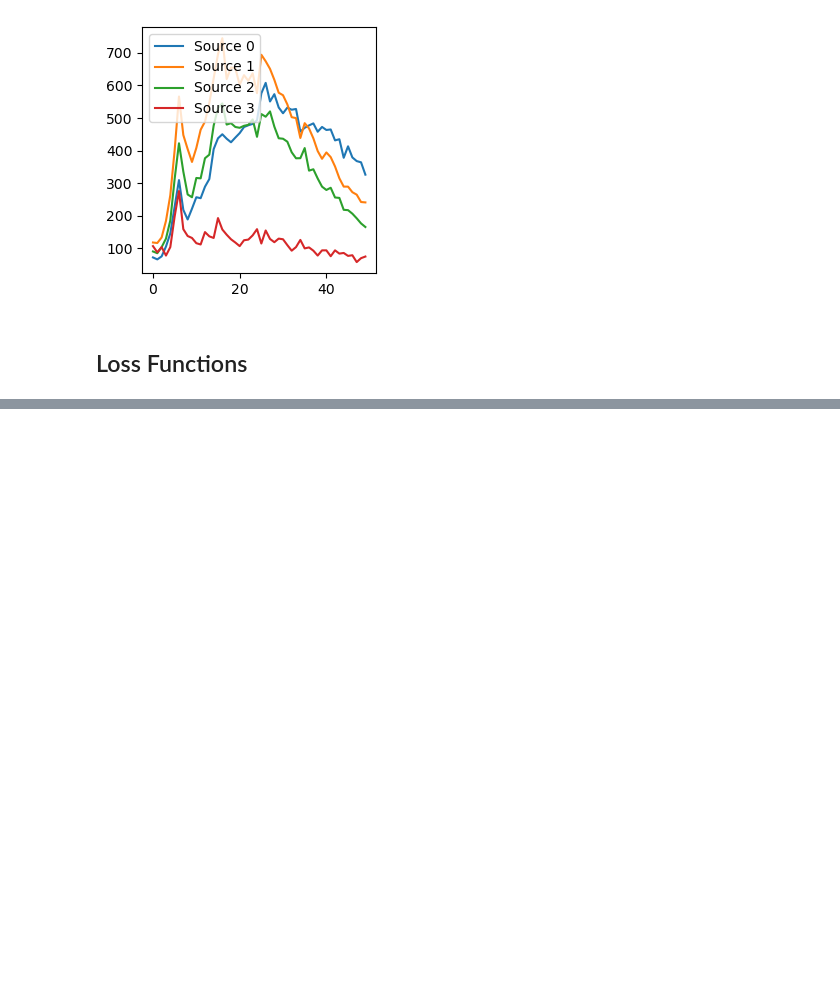
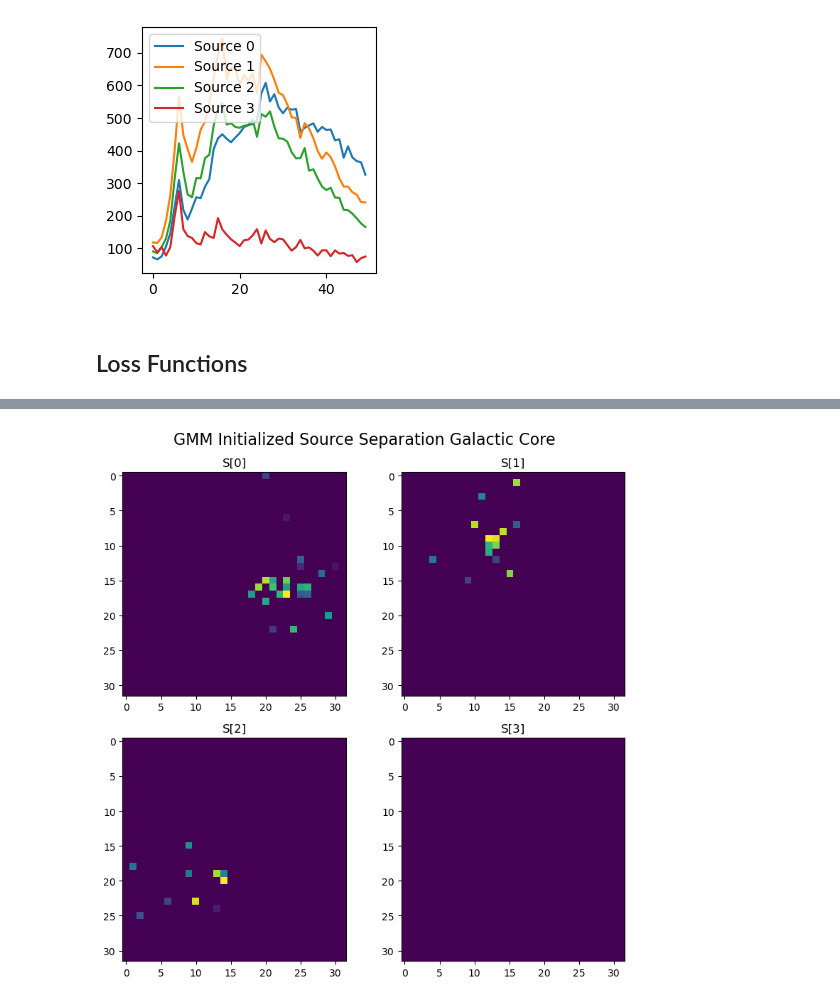
Before and after one commit to star-skelly/dogs_source_separation, a Jupyter notebook: starlet_space_pytorch.ipynb, the cells around one changed output, grey strips where cells are left out. Cells and saved outputs as stored; diff of their text form; code cells hidden in the pictures; blank space fills up the shorter version.

```diff
--- a/starlet_space_pytorch.ipynb
+++ b/starlet_space_pytorch.ipynb
@@ -464 +464,23 @@ Magnitudes: A (14.08301910106525), S (1.873480642567595)
 [figure]
+# %%
+from matplotlib.gridspec import GridSpec
+
+fig = plt.figure(figsize=(8, 8))
+gs = GridSpec(2, 2)
+ax1 = fig.add_subplot(gs[0, 0])
+ax1.imshow(S_pos.detach().cpu().numpy()[0, 0, :, :], cmap='viridis')
+ax1.set_title('S[0]')
+ax2 = fig.add_subplot(gs[0, 1])
+ax2.imshow(S_pos.detach().cpu().numpy()[1, 0, :, :], cmap='viridis')
+ax2.set_title('S[1]')
+ax3 = fig.add_subplot(gs[1, 0])
+ax3.imshow(S_pos.detach().cpu().numpy()[2, 0, :, :], cmap='viridis')
+ax3.set_title('S[2]')
+ax4 = fig.add_subplot(gs[1, 1])
+im = ax4.imshow(S_pos.detach().cpu().numpy()[3, 0, :, :], cmap='viridis')
+ax4.set_title('S[3]')
+fig.suptitle("GMM Initialized Source Separation Galactic Core", fontsize=16)
+
+plt.tight_layout()
+# %% [output]
+[figure, added]
```
Also changed, not shown: parts of 3 cells of this notebook.
